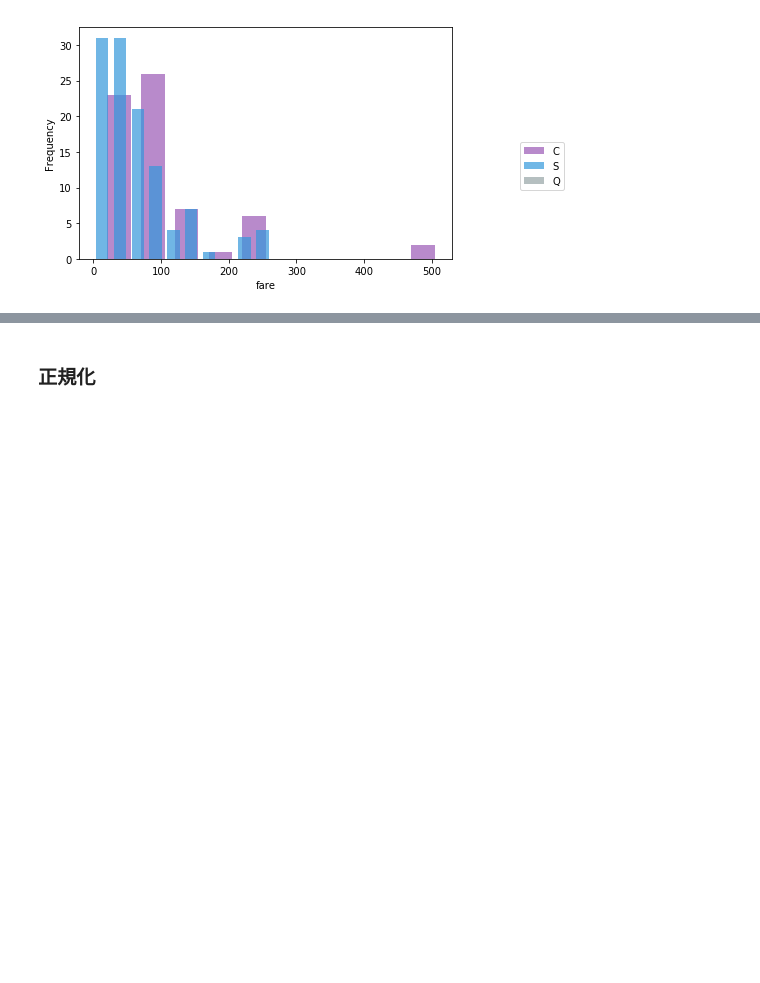
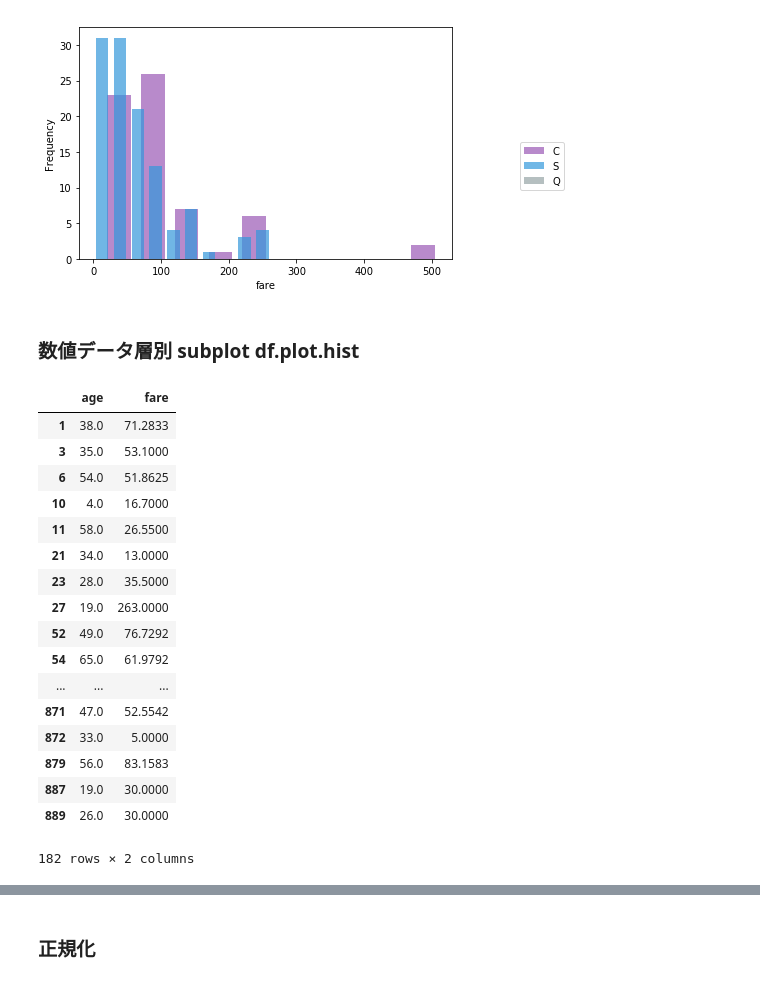
Before and after one commit to junnishina/demo, a Jupyter notebook: seaborn_matplotlib_pandas.ipynb, the cells around one changed output, grey strips where cells are left out. Drawn from its saved outputs; the diff is of its cells as text; code cells hidden in the pictures; blank space fills up the shorter version.

```diff
--- a/seaborn_matplotlib_pandas.ipynb
+++ b/seaborn_matplotlib_pandas.ipynb
@@ -906,3 +913,26 @@ for i, key1 in enumerate(dfn.columns):
 # %% [output]
 [figure]
 [figure]
+# %% [markdown]
+### 数値データ層別 subplot df.plot.hist
+# %%
+dfn
+# %% [output]
+|  | age | fare |
+| 1 | 38.0 | 71.2833 |
+| 3 | 35.0 | 53.1000 |
+| 6 | 54.0 | 51.8625 |
+| 10 | 4.0 | 16.7000 |
+| 11 | 58.0 | 26.5500 |
+| 21 | 34.0 | 13.0000 |
+| 23 | 28.0 | 35.5000 |
+| 27 | 19.0 | 263.0000 |
+| 52 | 49.0 | 76.7292 |
+| 54 | 65.0 | 61.9792 |
+| ... | ... | ... |
+| 871 | 47.0 | 52.5542 |
+| 872 | 33.0 | 5.0000 |
+| 879 | 56.0 | 83.1583 |
+| 887 | 19.0 | 30.0000 |
+| 889 | 26.0 | 30.0000 |
+182 rows × 2 columns
```
Also changed, not shown: parts of 6 cells of this notebook.
